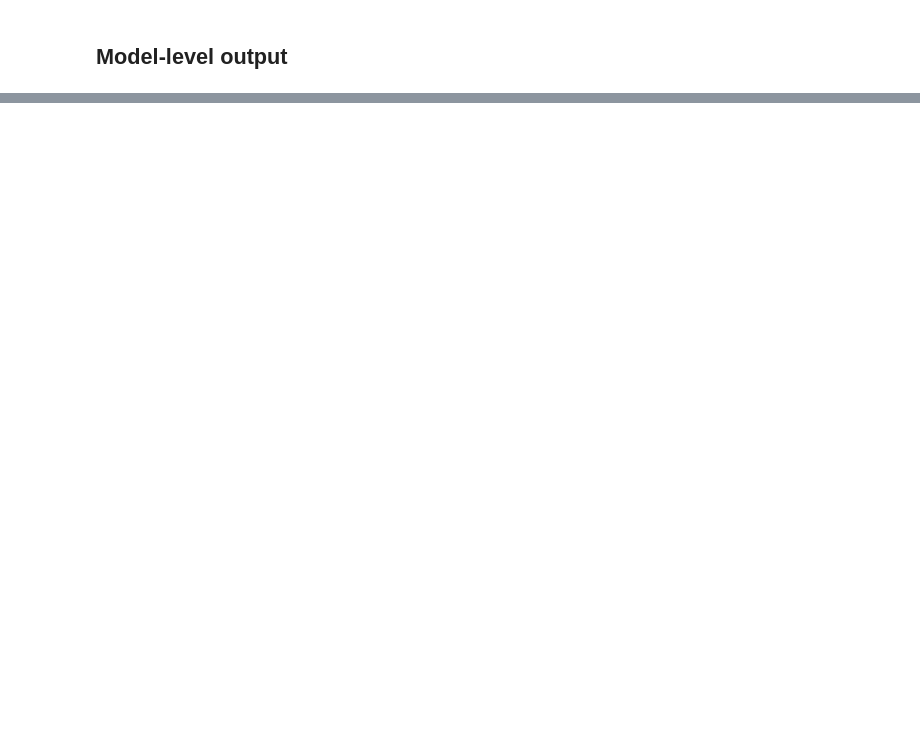
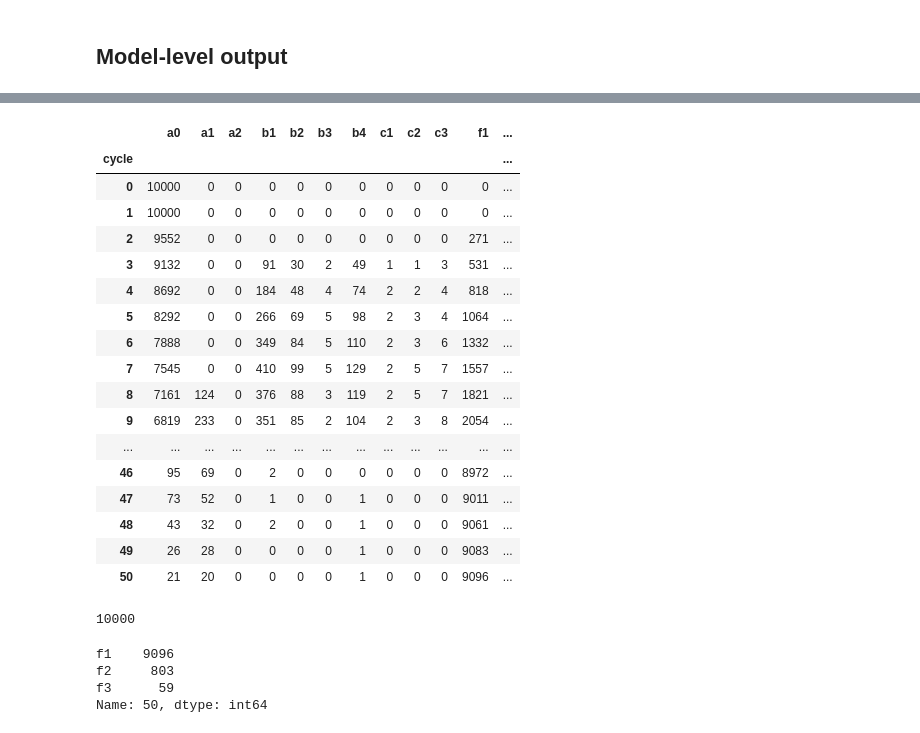
Before and after one commit to hmelberg/share, a Jupyter notebook: Model.ipynb, the cells around one changed output, grey strips where cells are left out. Cells and saved outputs as stored; diff of their text form; code cells hidden in the pictures; blank space fills up the shorter version.

```diff
--- a/Model.ipynb
+++ b/Model.ipynb
@@ -676,0 +704,23 @@ ax.set_title('HBOC')
+# %%
+output['cycle'] = np.arange(0, 51, 1, dtype = int)
+# %%
+output.set_index('cycle')
+# %% [output]
+|  | a0 | a1 | a2 | b1 | b2 | b3 | b4 | c1 | c2 | c3 | f1 | ... |
+| cycle |  |  |  |  |  |  |  |  |  |  |  | ... |
+| 0 | 10000 | 0 | 0 | 0 | 0 | 0 | 0 | 0 | 0 | 0 | 0 | ... |
+| 1 | 10000 | 0 | 0 | 0 | 0 | 0 | 0 | 0 | 0 | 0 | 0 | ... |
+| 2 | 9552 | 0 | 0 | 0 | 0 | 0 | 0 | 0 | 0 | 0 | 271 | ... |
+| 3 | 9132 | 0 | 0 | 91 | 30 | 2 | 49 | 1 | 1 | 3 | 531 | ... |
+| 4 | 8692 | 0 | 0 | 184 | 48 | 4 | 74 | 2 | 2 | 4 | 818 | ... |
+| 5 | 8292 | 0 | 0 | 266 | 69 | 5 | 98 | 2 | 3 | 4 | 1064 | ... |
+| 6 | 7888 | 0 | 0 | 349 | 84 | 5 | 110 | 2 | 3 | 6 | 1332 | ... |
+| 7 | 7545 | 0 | 0 | 410 | 99 | 5 | 129 | 2 | 5 | 7 | 1557 | ... |
+| 8 | 7161 | 124 | 0 | 376 | 88 | 3 | 119 | 2 | 5 | 7 | 1821 | ... |
+| 9 | 6819 | 233 | 0 | 351 | 85 | 2 | 104 | 2 | 3 | 8 | 2054 | ... |
+| ... | ... | ... | ... | ... | ... | ... | ... | ... | ... | ... | ... | ... |
+| 46 | 95 | 69 | 0 | 2 | 0 | 0 | 0 | 0 | 0 | 0 | 8972 | ... |
+| 47 | 73 | 52 | 0 | 1 | 0 | 0 | 1 | 0 | 0 | 0 | 9011 | ... |
+| 48 | 43 | 32 | 0 | 2 | 0 | 0 | 1 | 0 | 0 | 0 | 9061 | ... |
+| 49 | 26 | 28 | 0 | 0 | 0 | 0 | 1 | 0 | 0 | 0 | 9083 | ... |
+| 50 | 21 | 20 | 0 | 0 | 0 | 0 | 1 | 0 | 0 | 0 | 9096 | ... |
@@ -676,0 +729,4 @@ ax.set_title('HBOC')
+# %%
+alive_start
+# %% [output]
+10000
@@ -676,0 +735,7 @@ ax.set_title('HBOC')
+# %%
+dead_end
+# %% [output]
+f1    9096
+f2     803
+f3      59
+Name: 50, dtype: int64
```
Also changed, not shown: parts of 73 cells of this notebook, 2 other files.
